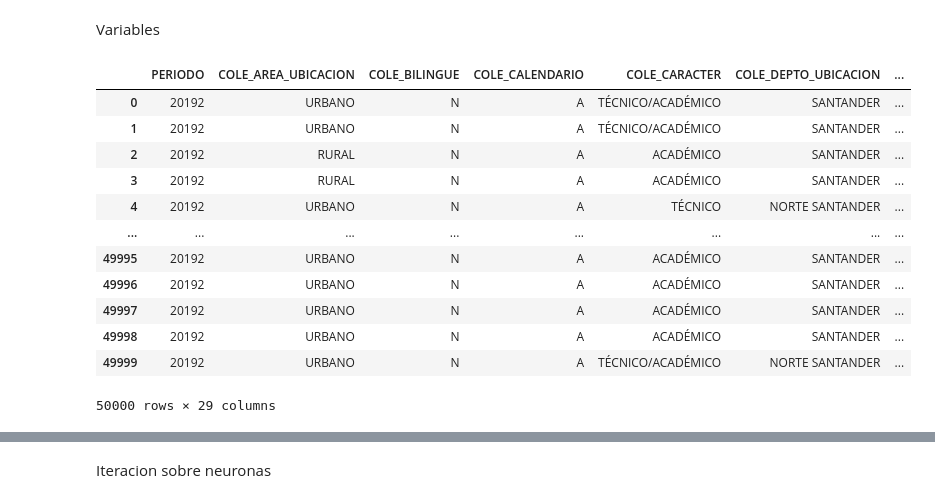
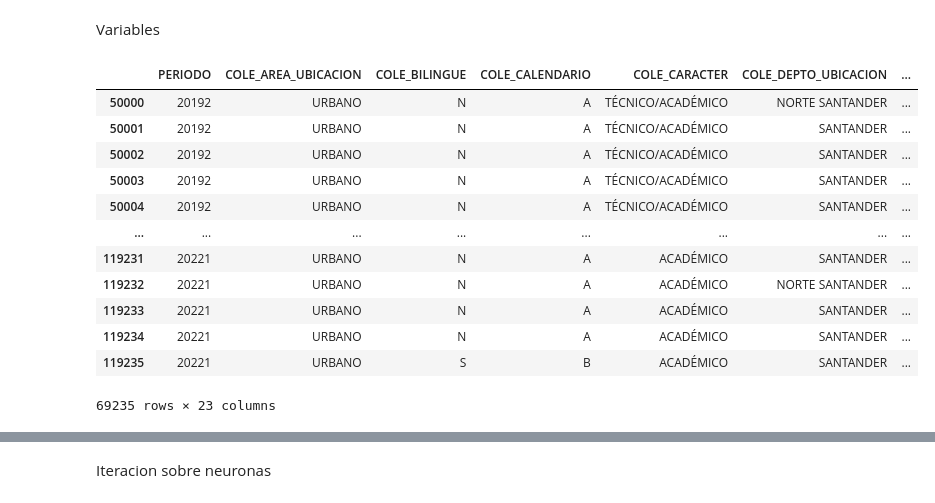
Before and after one commit to spulidod/Proyecto3_acdt, a Jupyter notebook: Modelo_Regresion.ipynb, the cells around one changed output, grey strips where cells are left out. Saved outputs shown, nothing was run; the diff lists cells and outputs as text; code cells hidden in the pictures.

```diff
--- a/Modelo_Regresion.ipynb
+++ b/Modelo_Regresion.ipynb
@@ -15,3 +17,5 @@ import matplotlib.pyplot as plt
 # %%
 df = pd.read_csv('data_limpieza.csv')
-df = df.head(50000)
+#df = df.head(1000)
+df = df.iloc[50000:]
+df
@@ -43,35 +61,33 @@ Variables
 # %%
 # Variable de respuesta (última columna)
 y = df['PUNT_GLOBAL']
 
 # Variables de entrada (solo las columnas especificadas)
 columnas_X = ['PERIODO', 'COLE_AREA_UBICACION', 'COLE_BILINGUE', 'COLE_CALENDARIO',
        'COLE_CARACTER', 'COLE_DEPTO_UBICACION', 'COLE_GENERO', 'COLE_JORNADA',
        'COLE_MCPIO_UBICACION', 'COLE_NATURALEZA',
        'COLE_NOMBRE_ESTABLECIMIENTO', 'COLE_NOMBRE_SEDE', 'ESTU_GENERO',
        'ESTU_PRIVADO_LIBERTAD', 'FAMI_CUARTOSHOGAR', 'FAMI_EDUCACIONMADRE',
        'FAMI_EDUCACIONPADRE', 'FAMI_ESTRATOVIVIENDA', 'FAMI_PERSONASHOGAR',
        'FAMI_TIENEAUTOMOVIL', 'FAMI_TIENECOMPUTADOR', 'FAMI_TIENEINTERNET',
-       'FAMI_TIENELAVADORA', 'DESEMP_INGLES', 'PUNT_INGLES',
-       'PUNT_MATEMATICAS', 'PUNT_SOCIALES_CIUDADANAS', 'PUNT_C_NATURALES',
-       'PUNT_LECTURA_CRITICA']
+       'FAMI_TIENELAVADORA']#, 'DESEMP_INGLES', 'PUNT_INGLES','PUNT_MATEMATICAS', 'PUNT_SOCIALES_CIUDADANAS', 'PUNT_C_NATURALES', 'PUNT_LECTURA_CRITICA'
 
 X= df[columnas_X]
 X
 # %% [output]
 |  | PERIODO | COLE_AREA_UBICACION | COLE_BILINGUE | COLE_CALENDARIO | COLE_CARACTER | COLE_DEPTO_UBICACION | ... |
-| 0 | 20192 | URBANO | N | A | TÉCNICO/ACADÉMICO | SANTANDER | ... |
-| 1 | 20192 | URBANO | N | A | TÉCNICO/ACADÉMICO | SANTANDER | ... |
-| 2 | 20192 | RURAL | N | A | ACADÉMICO | SANTANDER | ... |
-| 3 | 20192 | RURAL | N | A | ACADÉMICO | SANTANDER | ... |
-| 4 | 20192 | URBANO | N | A | TÉCNICO | NORTE SANTANDER | ... |
+| 50000 | 20192 | URBANO | N | A | TÉCNICO/ACADÉMICO | NORTE SANTANDER | ... |
+| 50001 | 20192 | URBANO | N | A | TÉCNICO/ACADÉMICO | SANTANDER | ... |
+| 50002 | 20192 | URBANO | N | A | TÉCNICO/ACADÉMICO | SANTANDER | ... |
+| 50003 | 20192 | URBANO | N | A | TÉCNICO/ACADÉMICO | SANTANDER | ... |
+| 50004 | 20192 | URBANO | N | A | TÉCNICO/ACADÉMICO | SANTANDER | ... |
 | ... | ... | ... | ... | ... | ... | ... | ... |
-| 49995 | 20192 | URBANO | N | A | ACADÉMICO | SANTANDER | ... |
-| 49996 | 20192 | URBANO | N | A | ACADÉMICO | SANTANDER | ... |
-| 49997 | 20192 | URBANO | N | A | ACADÉMICO | SANTANDER | ... |
-| 49998 | 20192 | URBANO | N | A | ACADÉMICO | SANTANDER | ... |
-| 49999 | 20192 | URBANO | N | A | TÉCNICO/ACADÉMICO | NORTE SANTANDER | ... |
+| 119231 | 20221 | URBANO | N | A | ACADÉMICO | SANTANDER | ... |
+| 119232 | 20221 | URBANO | N | A | ACADÉMICO | NORTE SANTANDER | ... |
+| 119233 | 20221 | URBANO | N | A | ACADÉMICO | SANTANDER | ... |
+| 119234 | 20221 | URBANO | N | A | ACADÉMICO | SANTANDER | ... |
+| 119235 | 20221 | URBANO | S | B | ACADÉMICO | SANTANDER | ... |
-50000 rows × 29 columns
+69235 rows × 23 columns
 # %%
 X_enco = pd.get_dummies(X)
 # %%
```
Also changed, not shown: parts of 12 cells of this notebook.
